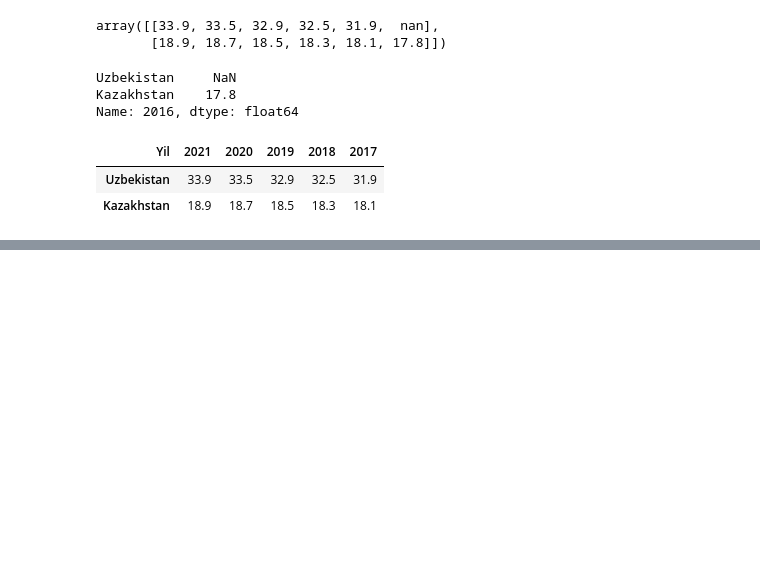
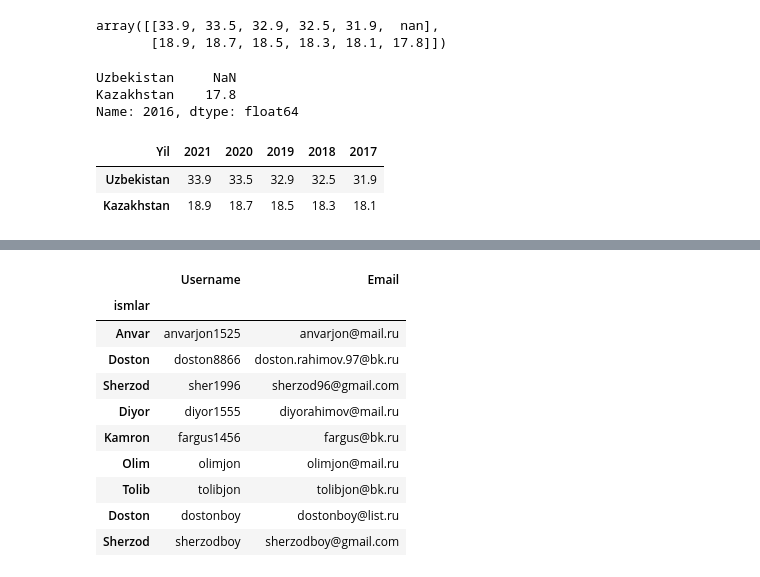
Before and after one commit to Fargus8866/Python, a Jupyter notebook: PandasDataFrame.ipynb, the cells around one changed output, grey strips where cells are left out. Cells and saved outputs as stored; diff of their text form; code cells hidden in the pictures; blank space fills up the shorter version.

```diff
--- a/PandasDataFrame.ipynb
+++ b/PandasDataFrame.ipynb
@@ -188,0 +363,17 @@ df2
+# %%
+df2.index = df2.index.map(lambda x: x.title())
+df2.columns=df2.columns.map(lambda x: x.title())
+# %%
+df2
+# %% [output]
+|  | Username | Email |
+| ismlar |  |  |
+| Anvar | anvarjon1525 | anvarjon@mail.ru |
+| Doston | doston8866 | doston.rahimov.97@bk.ru |
+| Sherzod | sher1996 | sherzod96@gmail.com |
+| Diyor | diyor1555 | diyorahimov@mail.ru |
+| Kamron | fargus1456 | fargus@bk.ru |
+| Olim | olimjon | olimjon@mail.ru |
+| Tolib | tolibjon | tolibjon@bk.ru |
+| Doston | dostonboy | dostonboy@list.ru |
+| Sherzod | sherzodboy | sherzodboy@gmail.com |
```
Also changed, not shown: parts of 24 cells of this notebook.
